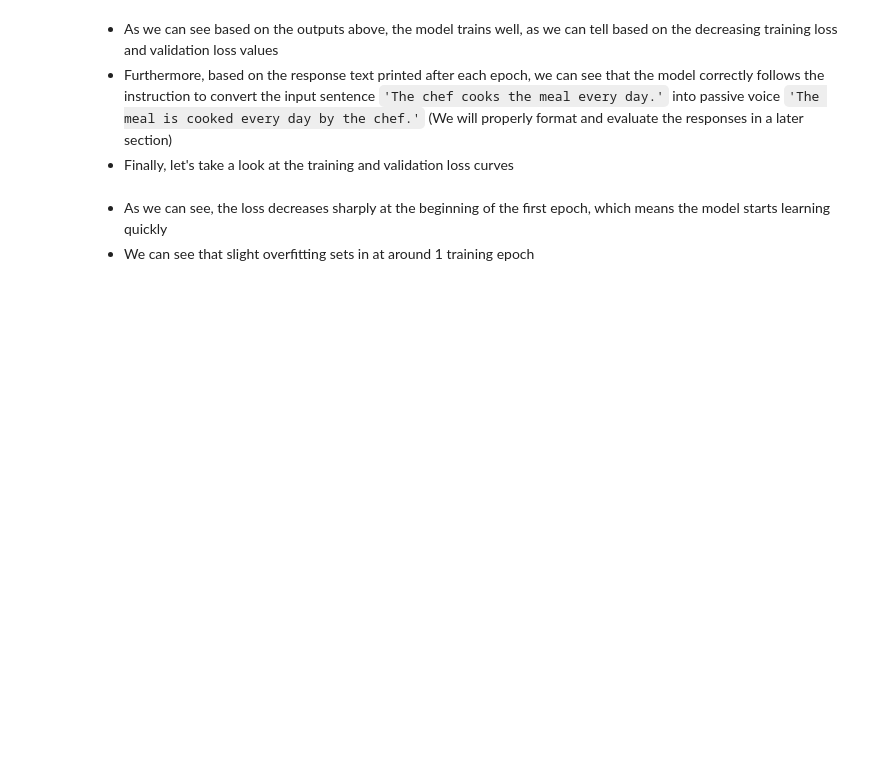
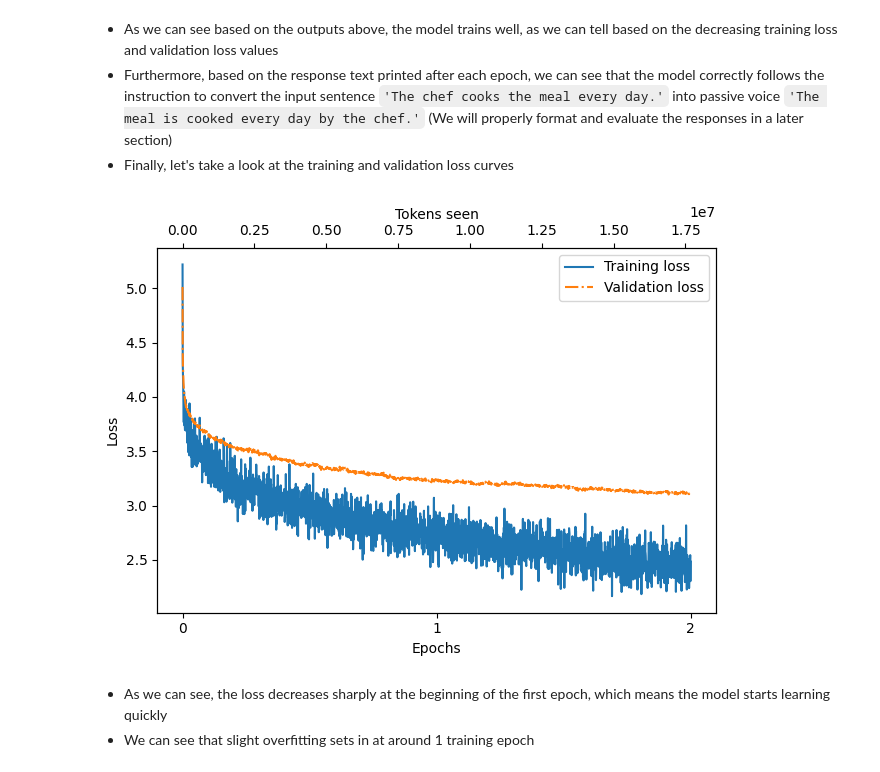
Before and after one commit to Aananda-giri/GPT2-Nepali, a Jupyter notebook: 3. GPT2-Nepali/3. instruction_fine_tuning/ch07.ipynb, the cells around one changed output. Cells and saved outputs as stored; diff of their text form; code cells hidden in the pictures; blank space fills up the shorter version.

```diff
--- a/3. GPT2-Nepali/3. instruction_fine_tuning/ch07.ipynb
+++ b/3. GPT2-Nepali/3. instruction_fine_tuning/ch07.ipynb
@@ -1154,10 +1162,15 @@ Ep 1 (Step 000040): Train loss 4.050, Val loss 4.030
 - Furthermore, based on the response text printed after each epoch, we can see that the model correctly follows the instruction to convert the input sentence `'The chef cooks the meal every day.'` into passive voice `'The meal is cooked every day by the chef.'` (We will properly format and evaluate the responses in a later section)
 - Finally, let's take a look at the training and validation loss curves
 # %%
+from pathlib import Path
+Path.mkdir(Path('losses/'), exist_ok=True)
+
 from previous_chapters import plot_losses
 
 epochs_tensor = torch.linspace(0, num_epochs, len(train_losses))
-plot_losses(epochs_tensor, tokens_seen, train_losses, val_losses)
+plot_losses(epochs_tensor, tokens_seen, train_losses, val_losses, Path('losses/'))
+# %% [output]
+[figure, added]
 # %% [markdown]
 - As we can see, the loss decreases sharply at the beginning of the first epoch, which means the model starts learning quickly
 - We can see that slight overfitting sets in at around 1 training epoch
```
Also changed, not shown: parts of 7 cells of this notebook.
